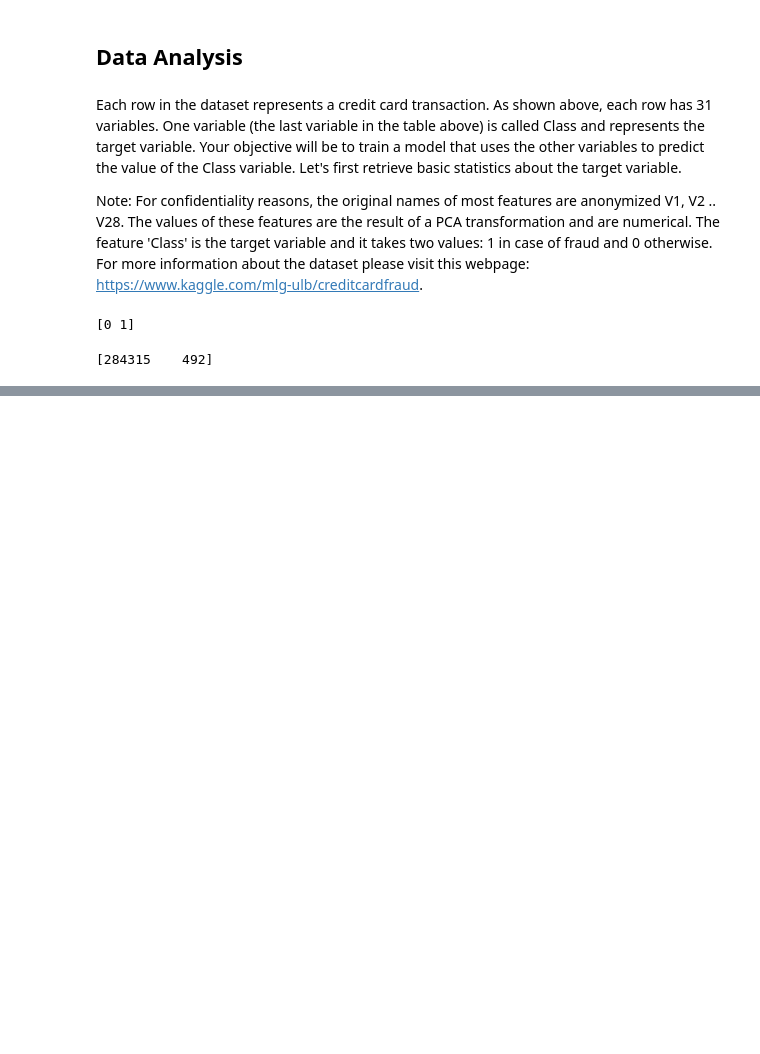
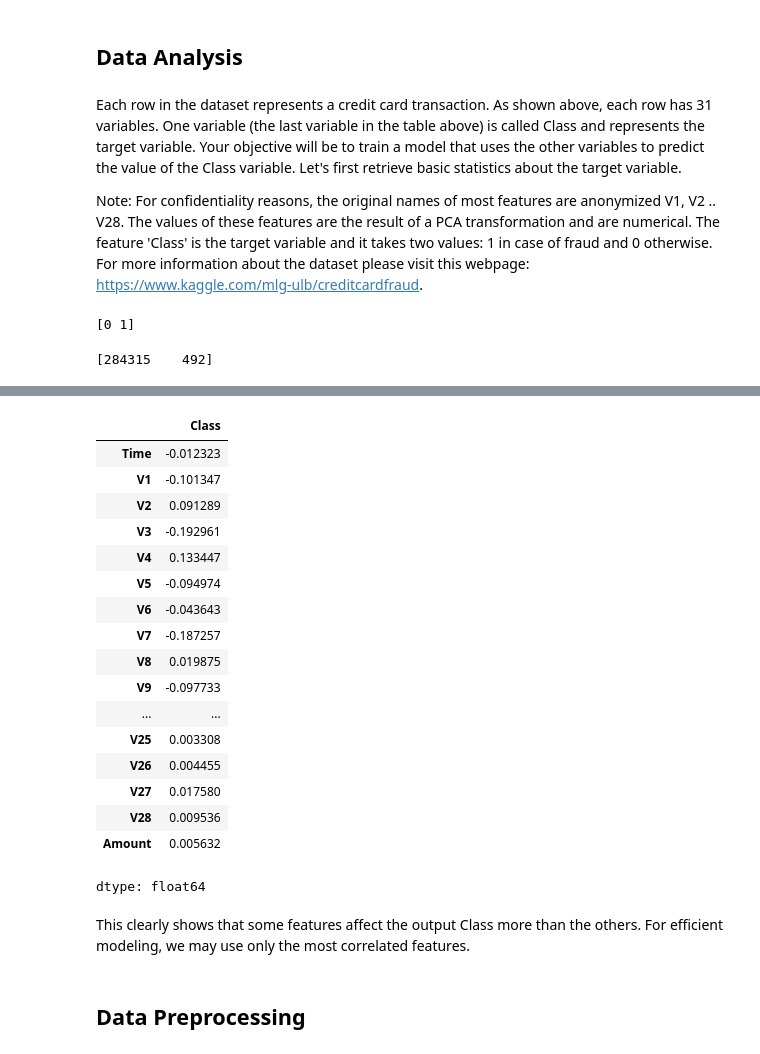
Before and after one commit to Sank3t-Pand3y/MachineLearning_Projects, a Jupyter notebook: Credit_card_fraud_detection_with_Decision_Trees_and_SVM.ipynb, the cells around one changed output, grey strips where cells are left out. Drawn from its saved outputs; the diff is of its cells as text; code cells hidden in the pictures; blank space fills up the shorter version.

```diff
--- a/Credit_card_fraud_detection_with_Decision_Trees_and_SVM.ipynb
+++ b/Credit_card_fraud_detection_with_Decision_Trees_and_SVM.ipynb
@@ -55,0 +72,25 @@ print(sizes)
+# %%
+correlation_values
+# %% [output]
+|  | Class |
+| Time | -0.012323 |
+| V1 | -0.101347 |
+| V2 | 0.091289 |
+| V3 | -0.192961 |
+| V4 | 0.133447 |
+| V5 | -0.094974 |
+| V6 | -0.043643 |
+| V7 | -0.187257 |
+| V8 | 0.019875 |
+| V9 | -0.097733 |
+| ... | ... |
+| V25 | 0.003308 |
+| V26 | 0.004455 |
+| V27 | 0.017580 |
+| V28 | 0.009536 |
+| Amount | 0.005632 |
+dtype: float64
+# %% [markdown]
+This clearly shows that some features affect the output Class more than the others. For efficient modeling, we may use only the most correlated features.
+# %% [markdown]
+## Data Preprocessing
```
Also changed, not shown: parts of 45 cells of this notebook.
